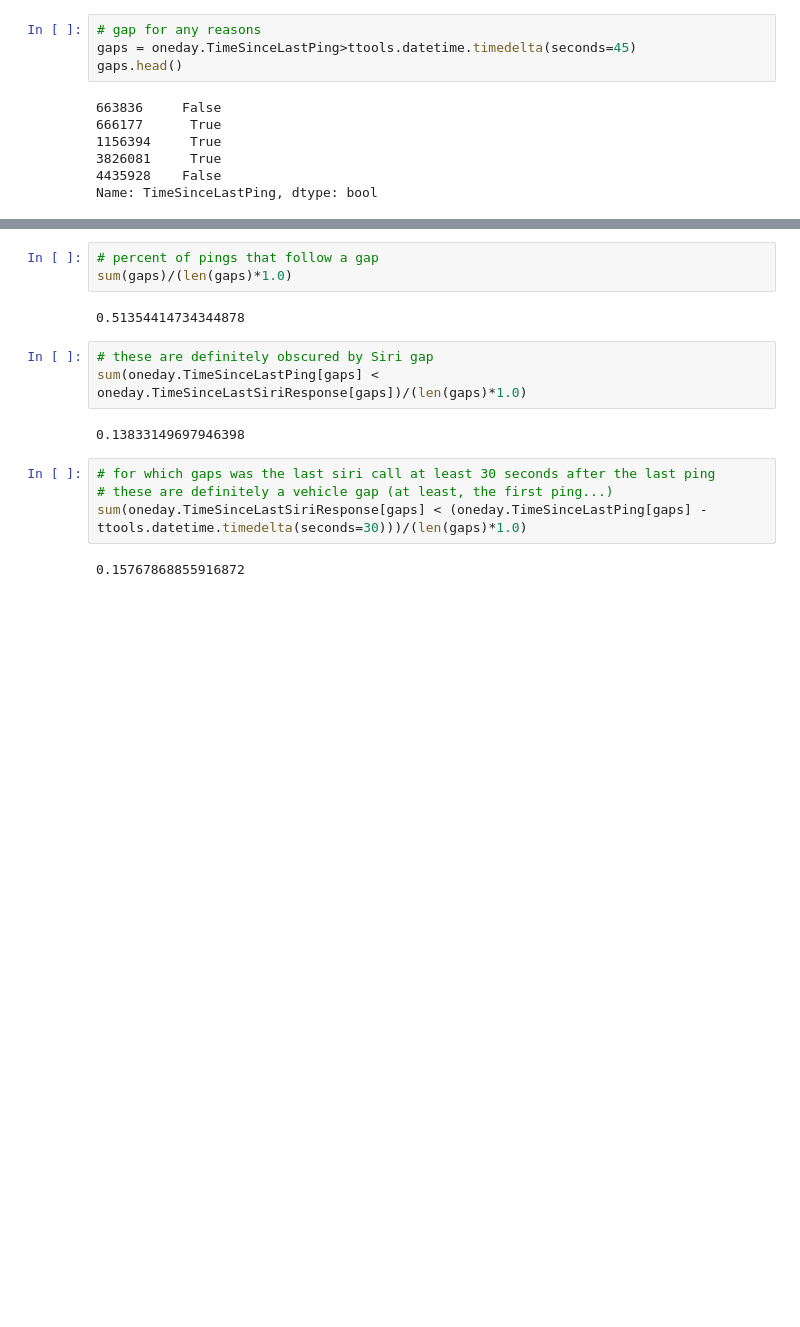
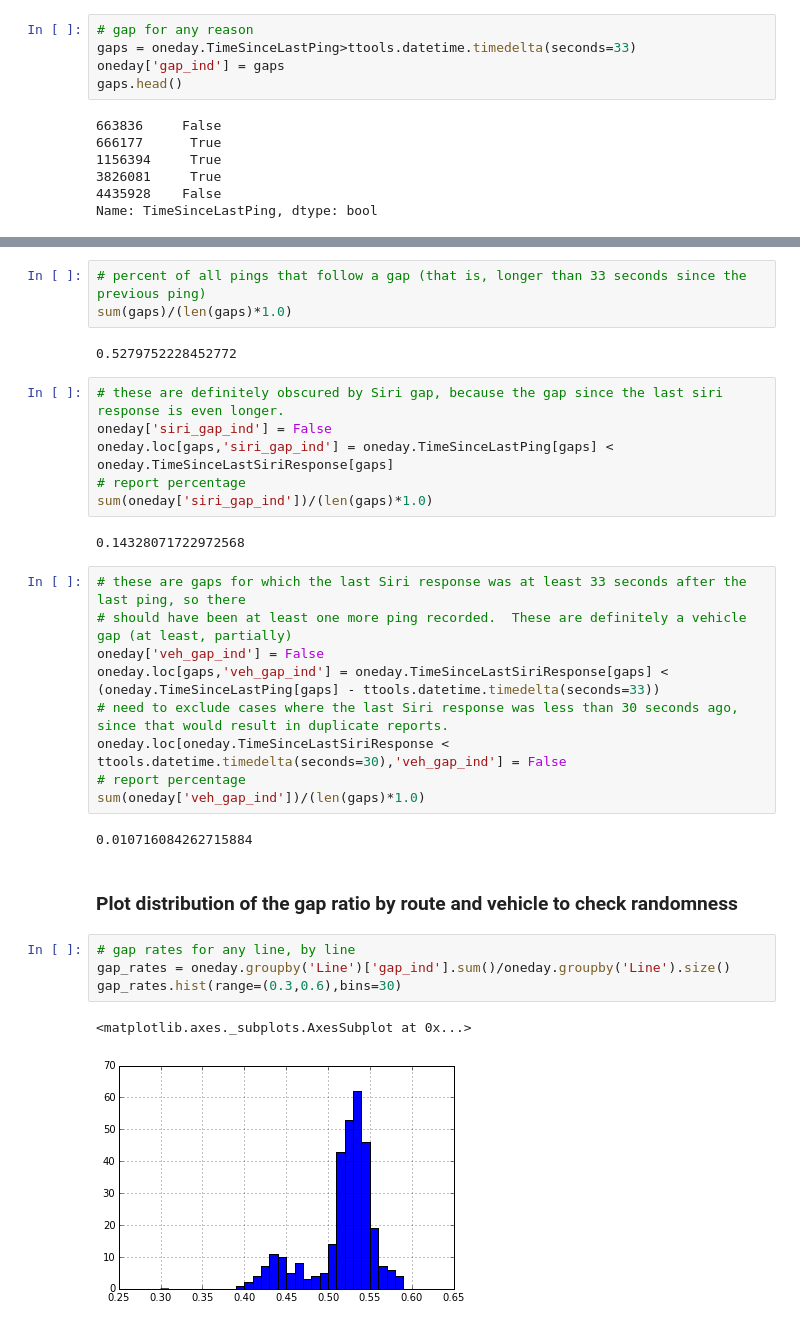
Before and after one commit to sarangof/Bus-Capstone, a Jupyter notebook: avl_sample_exploration.ipynb, the cells around one changed output, grey strips where cells are left out. Saved outputs shown, nothing was run; the diff lists cells and outputs as text; blank space fills up the shorter version.

```diff
--- a/avl_sample_exploration.ipynb
+++ b/avl_sample_exploration.ipynb
@@ -66,6 +56,7 @@ oneday.head(15)
 # %%
-# gap for any reasons
-gaps = oneday.TimeSinceLastPing>ttools.datetime.timedelta(seconds=45)
+# gap for any reason
+gaps = oneday.TimeSinceLastPing>ttools.datetime.timedelta(seconds=33)
+oneday['gap_ind'] = gaps
 gaps.head()
 # %% [output]
 663836     False
@@ -101,16 +68,33 @@ oneday[gaps].head(10)
 # %%
-# percent of pings that follow a gap
+# percent of all pings that follow a gap (that is, longer than 33 seconds since the previous ping)
 sum(gaps)/(len(gaps)*1.0)
 # %% [output]
-0.51354414734344878
+0.5279752228452772
 # %%
-# these are definitely obscured by Siri gap
-sum(oneday.TimeSinceLastPing[gaps] < oneday.TimeSinceLastSiriResponse[gaps])/(len(gaps)*1.0)
+# these are definitely obscured by Siri gap, because the gap since the last siri response is even longer.
+oneday['siri_gap_ind'] = False
+oneday.loc[gaps,'siri_gap_ind'] = oneday.TimeSinceLastPing[gaps] < oneday.TimeSinceLastSiriResponse[gaps]
+# report percentage
+sum(oneday['siri_gap_ind'])/(len(gaps)*1.0)
 # %% [output]
-0.13833149697946398
+0.14328071722972568
 # %%
-# for which gaps was the last siri call at least 30 seconds after the last ping
-# these are definitely a vehicle gap (at least, the first ping...)
-sum(oneday.TimeSinceLastSiriResponse[gaps] < (oneday.TimeSinceLastPing[gaps] - ttools.datetime.timedelta(seconds=30)))/(len(gaps)*1.0)
+# these are gaps for which the last Siri response was at least 33 seconds after the last ping, so there
+# should have been at least one more ping recorded.  These are definitely a vehicle gap (at least, partially)
+oneday['veh_gap_ind'] = False
+oneday.loc[gaps,'veh_gap_ind'] = oneday.TimeSinceLastSiriResponse[gaps] < (oneday.TimeSinceLastPing[gaps] - ttools.datetime.timedelta(seconds=33))
+# need to exclude cases where the last Siri response was less than 30 seconds ago, since that would result in duplicate reports.
+oneday.loc[oneday.TimeSinceLastSiriResponse < ttools.datetime.timedelta(seconds=30),'veh_gap_ind'] = False
+# report percentage
+sum(oneday['veh_gap_ind'])/(len(gaps)*1.0)
 # %% [output]
-0.15767868855916872
+0.010716084262715884
+# %% [markdown]
+### Plot distribution of the gap ratio by route and vehicle to check randomness
+# %%
+# gap rates for any line, by line
+gap_rates = oneday.groupby('Line')['gap_ind'].sum()/oneday.groupby('Line').size()
+gap_rates.hist(range=(0.3,0.6),bins=30)
+# %% [output]
+<matplotlib.axes._subplots.AxesSubplot at 0x...>
+[figure, added]
```
Also changed, not shown: parts of 25 cells of this notebook.
